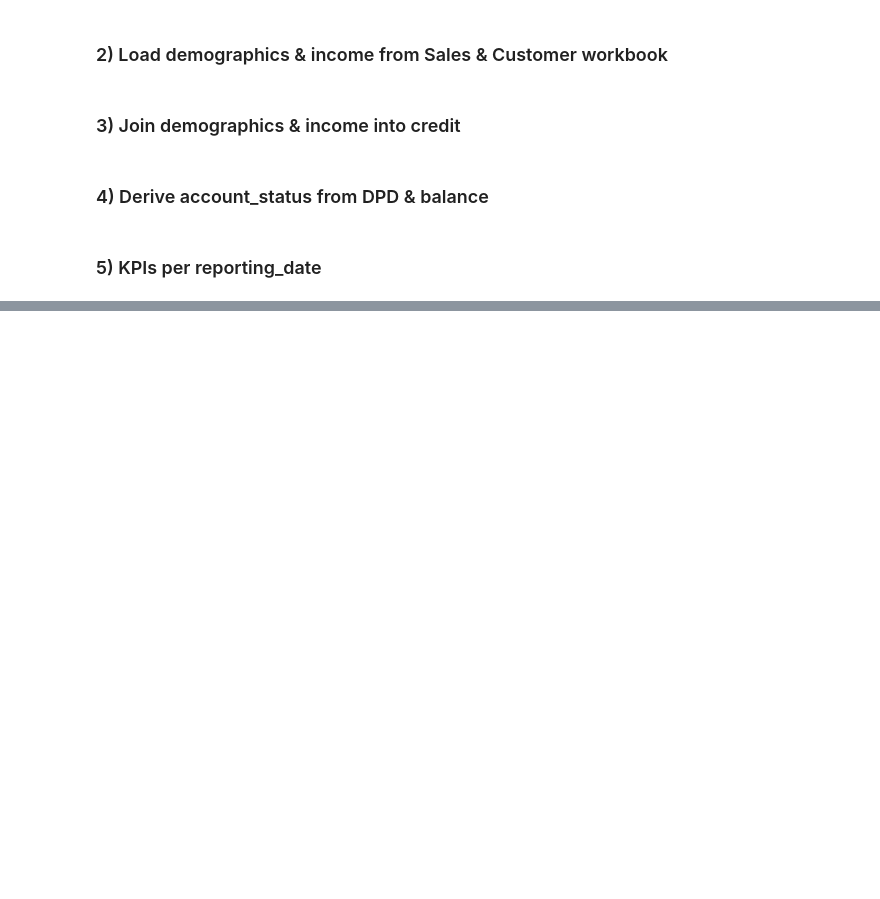
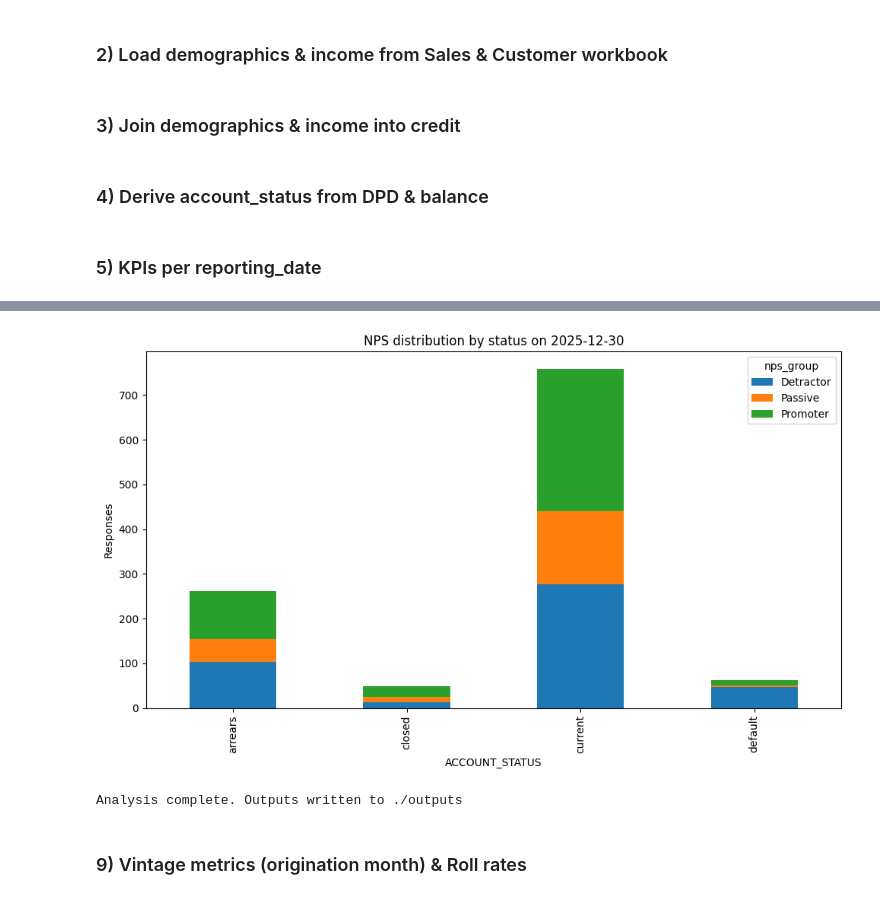
Before and after one commit to Alexwizard92/mophones, a Jupyter notebook: Mophones.ipynb, the cells around one changed output, grey strips where cells are left out. Saved outputs shown, nothing was run; the diff lists cells and outputs as text; code cells hidden in the pictures; blank space fills up the shorter version.

```diff
--- a/Mophones.ipynb
+++ b/Mophones.ipynb
@@ -197,0 +263,24 @@ credit["ACCOUNT_STATUS"] = status
+# %%
+# Score column could be named verbosely; map to nps_score
+question_col = "Using a scale from 0 (not likely) to 10 (very likely), how likely are you to recommend MoPhones to friends or family?"
+if question_col in nps.columns:
+    nps["nps_score"] = pd.to_numeric(nps[question_col], errors="coerce")
+else:
+    # Try alternative
+    nps["nps_score"] = pd.to_numeric(nps.get("Score"), errors="coerce")
+# %%
+def nps_group(score):
+    if pd.isna(score):
+        return "Unknown"
+    if 0 <= score <= 6:
+        return "Detractor"
+    if score in (7, 8):
+        return "Passive"
+    if score in (9, 10):
+        return "Promoter"
+    return "Unknown"
+
+nps["nps_group"] = nps["nps_score"].apply(nps_group)
+# %%
+# Build mapping of available snapshot dates per loan
+loan_dates = credit[["LOAN_ID", "REPORTING_DATE"]].drop_duplicates()
@@ -197,0 +320,7 @@ credit["ACCOUNT_STATUS"] = status
+# %%
+# Aggregate NPS vs status per snapshot
+nps_status = (
+    nearest.groupby(["REPORTING_DATE", "ACCOUNT_STATUS", "nps_group"]).size().reset_index(name="responses")
+)
+nps_status.to_csv(OUT_DIR / "nps_by_status.csv", index=False)
+nearest.to_csv(OUT_DIR / "nps_linkage_detail.csv", index=False)
@@ -197,0 +343,21 @@ credit["ACCOUNT_STATUS"] = status
+# %%
+# NPS distribution by status on last snapshot
+if not nps_status.empty:
+    last_date = nps_status["REPORTING_DATE"].max()
+    sub = nps_status[nps_status["REPORTING_DATE"] == last_date]
+    if not sub.empty:
+        pivot = sub.pivot(index="ACCOUNT_STATUS", columns="nps_group", values="responses").fillna(0)
+        pivot = pivot.reindex(columns=["Detractor", "Passive", "Promoter", "Unknown"], fill_value=0)
+        pivot[["Detractor", "Passive", "Promoter"]].plot(kind="bar", stacked=True, figsize=(10, 6))
+        plt.title(f"NPS distribution by status on {last_date.date()}")
+        plt.ylabel("Responses")
+        plt.tight_layout()
+        plt.savefig(OUT_DIR / "nps_by_status_last_snapshot.png")
+# %% [output]
+[figure, added]
+# %%
+print("Analysis complete. Outputs written to ./outputs")
+# %% [output]
+Analysis complete. Outputs written to ./outputs
+# %% [markdown]
+### 9) Vintage metrics (origination month) & Roll rates
```
Also changed, not shown: parts of 20 cells of this notebook, 6 other files.
